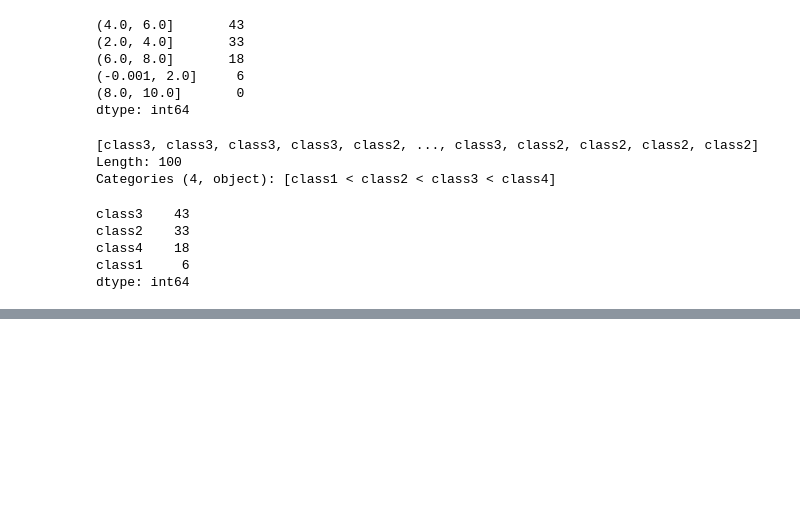
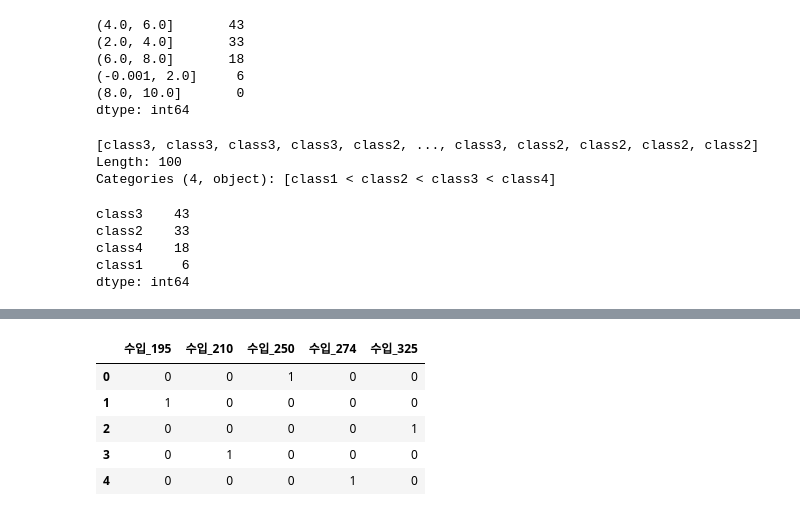
Before and after one commit to BerniceLee/ywpython, a Jupyter notebook: 0617_pandas2.ipynb, the cells around one changed output, grey strips where cells are left out. Drawn from its saved outputs; the diff is of its cells as text; code cells hidden in the pictures; blank space fills up the shorter version.

```diff
--- a/0617_pandas2.ipynb
+++ b/0617_pandas2.ipynb
@@ -1419,0 +1562,11 @@ dtype: int64
+# %%
+# prefix 를 지정한 변수명 생성
+
+pd.get_dummies(df["income"], prefix="수입")
+# %% [output]
+|  | 수입_195 | 수입_210 | 수입_250 | 수입_274 | 수입_325 |
+| 0 | 0 | 0 | 1 | 0 | 0 |
+| 1 | 1 | 0 | 0 | 0 | 0 |
+| 2 | 0 | 0 | 0 | 0 | 1 |
+| 3 | 0 | 1 | 0 | 0 | 0 |
+| 4 | 0 | 0 | 0 | 1 | 0 |
```
Also changed, not shown: parts of 13 cells of this notebook.
